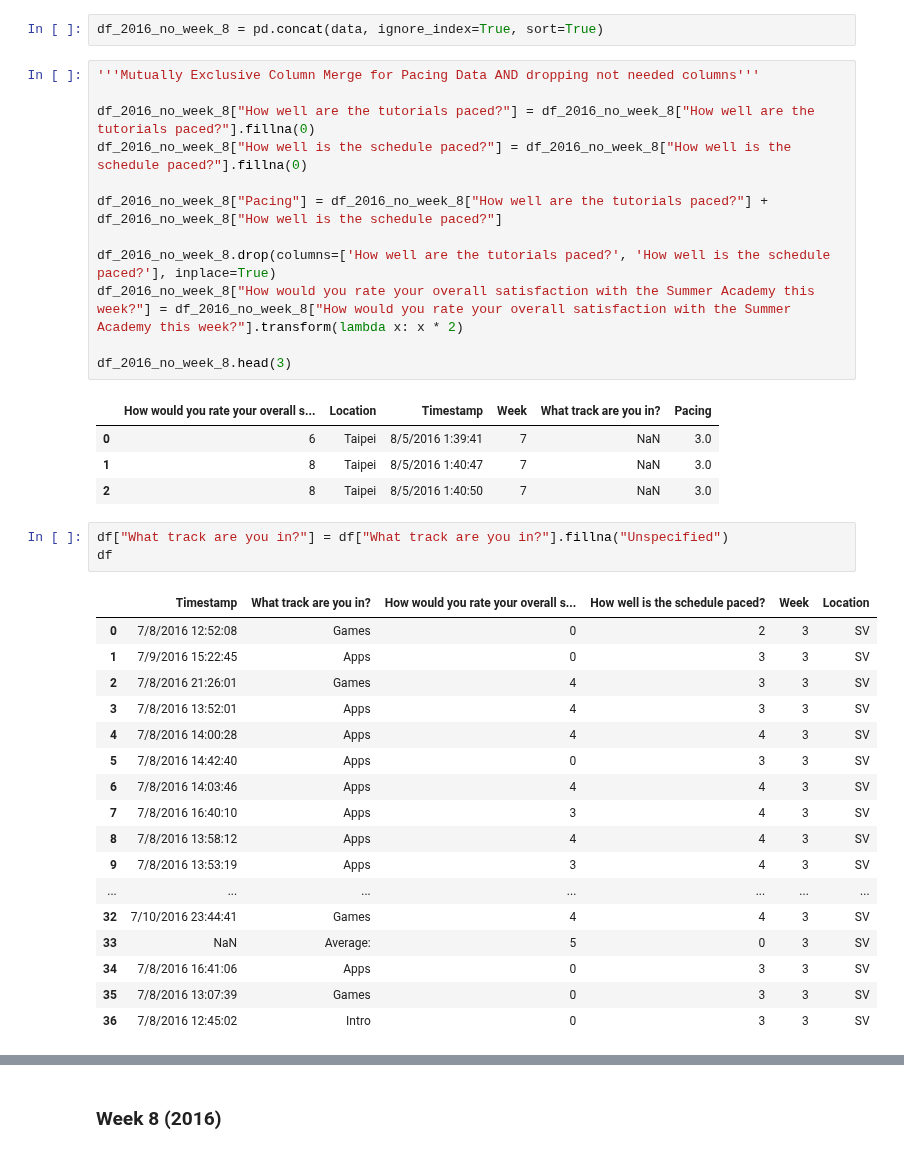
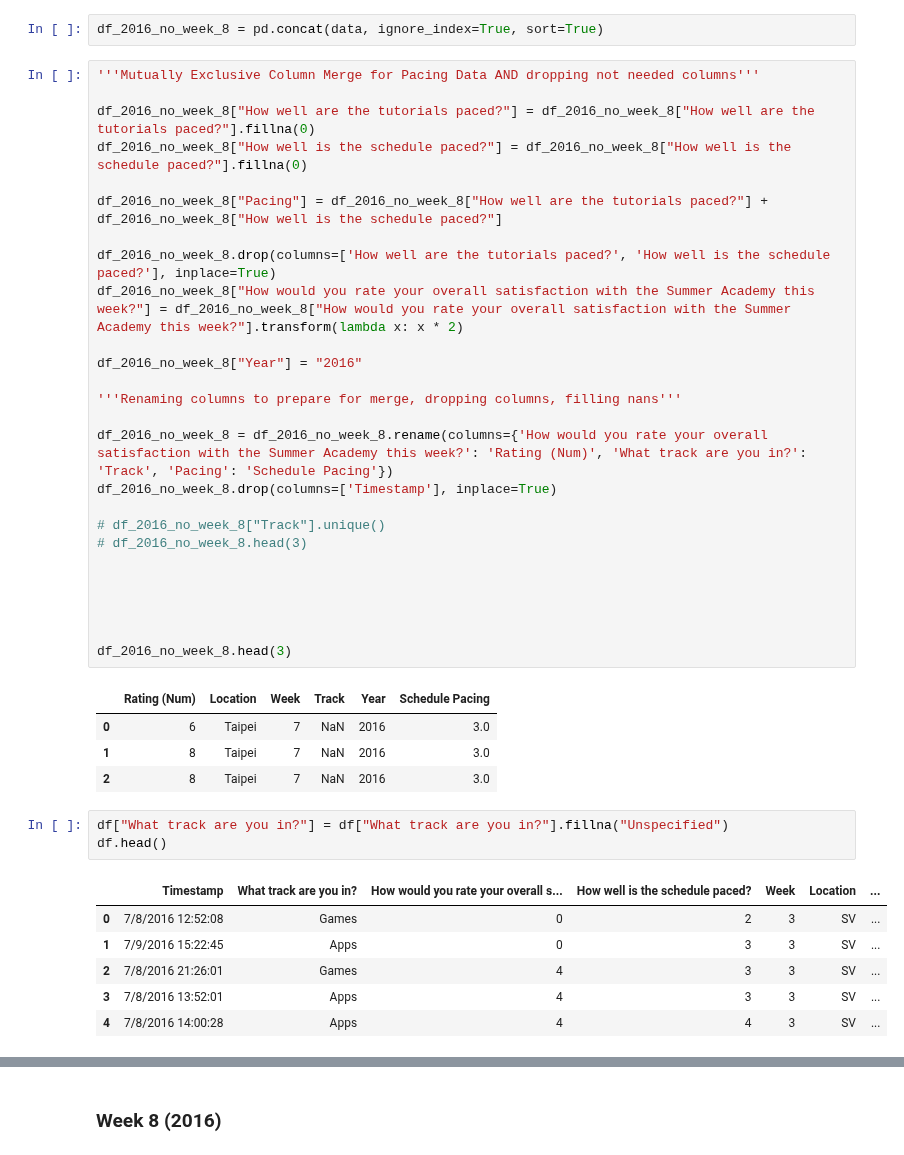
Before and after one commit to natepill/DS1.1, a Jupyter notebook: NPS/MS-Summer-Acadmey-2017.ipynb, the cells around one changed output, grey strips where cells are left out. Drawn from its saved outputs; the diff is of its cells as text.

Commit message:
Adding Years column and reorganization of cells

```diff
--- a/NPS/MS-Summer-Acadmey-2017.ipynb
+++ b/NPS/MS-Summer-Acadmey-2017.ipynb
@@ -449,33 +445,36 @@ df_2016_no_week_8["Pacing"] = df_2016_no_week_8["How well are the tutorials pace
 df_2016_no_week_8.drop(columns=['How well are the tutorials paced?', 'How well is the schedule paced?'], inplace=True)
 df_2016_no_week_8["How would you rate your overall satisfaction with the Summer Academy this week?"] = df_2016_no_week_8["How would you rate your overall satisfaction with the Summer Academy this week?"].transform(lambda x: x * 2)
 
+df_2016_no_week_8["Year"] = "2016"
+
+'''Renaming columns to prepare for merge, dropping columns, filling nans'''
+
+df_2016_no_week_8 = df_2016_no_week_8.rename(columns={'How would you rate your overall satisfaction with the Summer Academy this week?': 'Rating (Num)', 'What track are you in?': 'Track', 'Pacing': 'Schedule Pacing'})
+df_2016_no_week_8.drop(columns=['Timestamp'], inplace=True)
+
+# df_2016_no_week_8["Track"].unique()
+# df_2016_no_week_8.head(3)
+
+
+
+
+
 df_2016_no_week_8.head(3)
 # %% [output]
-|  | How would you rate your overall s... | Location | Timestamp | Week | What track are you in? | Pacing |
-| 0 | 6 | Taipei | 8/5/2016 1:39:41 | 7 | NaN | 3.0 |
-| 1 | 8 | Taipei | 8/5/2016 1:40:47 | 7 | NaN | 3.0 |
-| 2 | 8 | Taipei | 8/5/2016 1:40:50 | 7 | NaN | 3.0 |
+|  | Rating (Num) | Location | Week | Track | Year | Schedule Pacing |
+| 0 | 6 | Taipei | 7 | NaN | 2016 | 3.0 |
+| 1 | 8 | Taipei | 7 | NaN | 2016 | 3.0 |
+| 2 | 8 | Taipei | 7 | NaN | 2016 | 3.0 |
 # %%
 df["What track are you in?"] = df["What track are you in?"].fillna("Unspecified")
-df
+df.head()
 # %% [output]
-|  | Timestamp | What track are you in? | How would you rate your overall s... | How well is the schedule paced? | Week | Location |
-| 0 | 7/8/2016 12:52:08 | Games | 0 | 2 | 3 | SV |
-| 1 | 7/9/2016 15:22:45 | Apps | 0 | 3 | 3 | SV |
-| 2 | 7/8/2016 21:26:01 | Games | 4 | 3 | 3 | SV |
-| 3 | 7/8/2016 13:52:01 | Apps | 4 | 3 | 3 | SV |
-| 4 | 7/8/2016 14:00:28 | Apps | 4 | 4 | 3 | SV |
-| 5 | 7/8/2016 14:42:40 | Apps | 0 | 3 | 3 | SV |
-| 6 | 7/8/2016 14:03:46 | Apps | 4 | 4 | 3 | SV |
-| 7 | 7/8/2016 16:40:10 | Apps | 3 | 4 | 3 | SV |
-| 8 | 7/8/2016 13:58:12 | Apps | 4 | 4 | 3 | SV |
-| 9 | 7/8/2016 13:53:19 | Apps | 3 | 4 | 3 | SV |
-| ... | ... | ... | ... | ... | ... | ... |
-| 32 | 7/10/2016 23:44:41 | Games | 4 | 4 | 3 | SV |
-| 33 | NaN | Average: | 5 | 0 | 3 | SV |
-| 34 | 7/8/2016 16:41:06 | Apps | 0 | 3 | 3 | SV |
-| 35 | 7/8/2016 13:07:39 | Games | 0 | 3 | 3 | SV |
-| 36 | 7/8/2016 12:45:02 | Intro | 0 | 3 | 3 | SV |
+|  | Timestamp | What track are you in? | How would you rate your overall s... | How well is the schedule paced? | Week | Location | ... |
+| 0 | 7/8/2016 12:52:08 | Games | 0 | 2 | 3 | SV | ... |
+| 1 | 7/9/2016 15:22:45 | Apps | 0 | 3 | 3 | SV | ... |
+| 2 | 7/8/2016 21:26:01 | Games | 4 | 3 | 3 | SV | ... |
+| 3 | 7/8/2016 13:52:01 | Apps | 4 | 3 | 3 | SV | ... |
+| 4 | 7/8/2016 14:00:28 | Apps | 4 | 4 | 3 | SV | ... |
 # %%
 df_2016_no_week_8.columns
 # %% [output]
```
Also changed, not shown: parts of 23 cells of this notebook.
